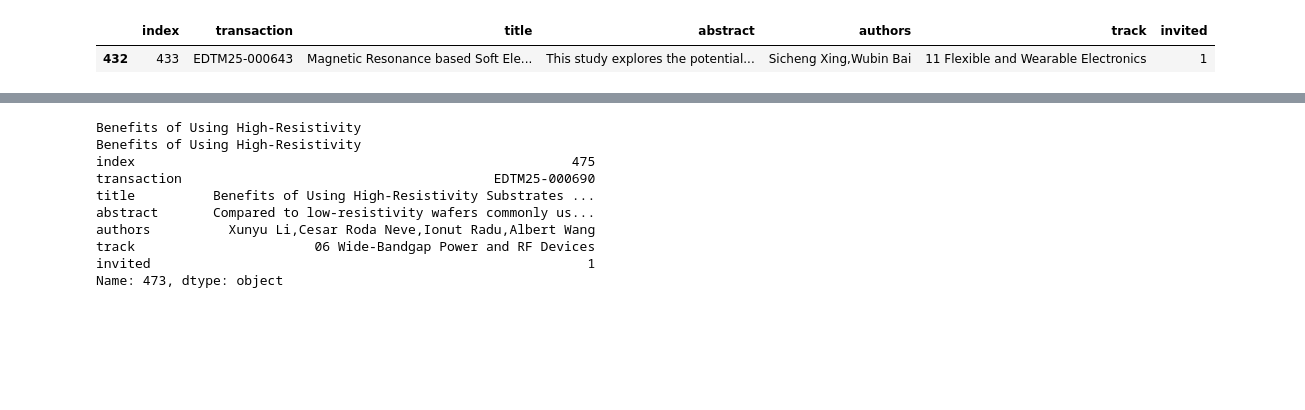
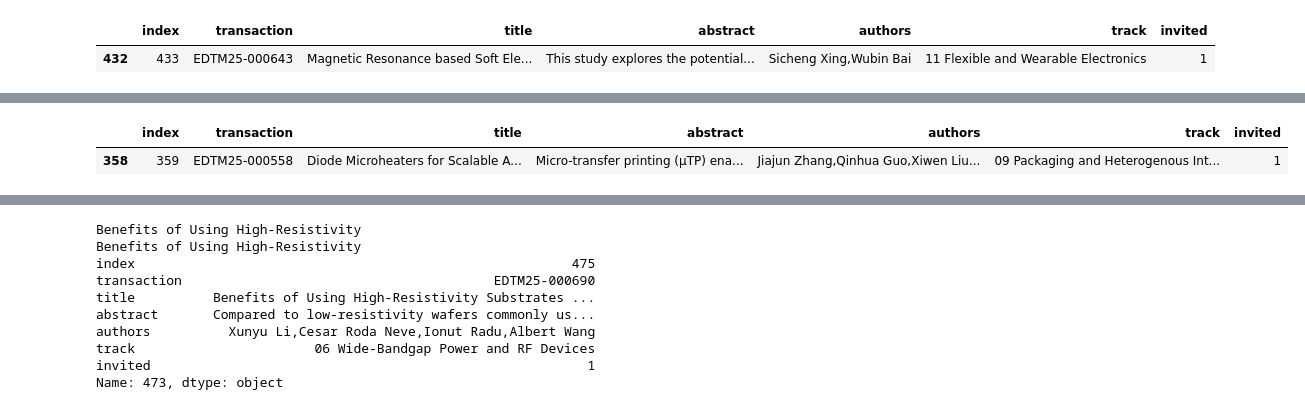
Before and after one commit to PengmyHKU/EDTM_proceeding, a Jupyter notebook: process.ipynb, the cells around one changed output, grey strips where cells are left out. Saved outputs shown, nothing was run; the diff lists cells and outputs as text; code cells hidden in the pictures; blank space fills up the shorter version.

```diff
--- a/process.ipynb
+++ b/process.ipynb
@@ -439,3 +439,8 @@ program_new.loc[program_new['Id_program']=='W-11-3-2']
 # %% [output]
 |  | content | day | time | noon | venue | chairs | Id_program | sections | track_program | index | ... |
 | 0 | AI-boosted wireless near-infrared... | 12 March 2025 (Wednesday) | 9:45am | morning | INNO2 Multifunction Hall 1, 2/F, 17W | Xinge Yu, Jinghua Li | W-11-3-2 | 9:25am to 10:50am Technical Paral... | Track 11 Flexible and Wearable El... | 0.0 | ... |
+# %%
+data.loc[data['title']=="Diode Microheaters for Scalable Actuation in Micro-Transfer Printing"]
+# %% [output]
+|  | index | transaction | title | abstract | authors | track | invited |
+| 358 | 359 | EDTM25-000558 | Diode Microheaters for Scalable A... | Micro-transfer printing (µTP) ena... | Jiajun Zhang,Qinhua Guo,Xiwen Liu... | 09 Packaging and Heterogenous Int... | 1 |
```
Also changed, not shown: parts of 3 cells of this notebook, 2 other files.
